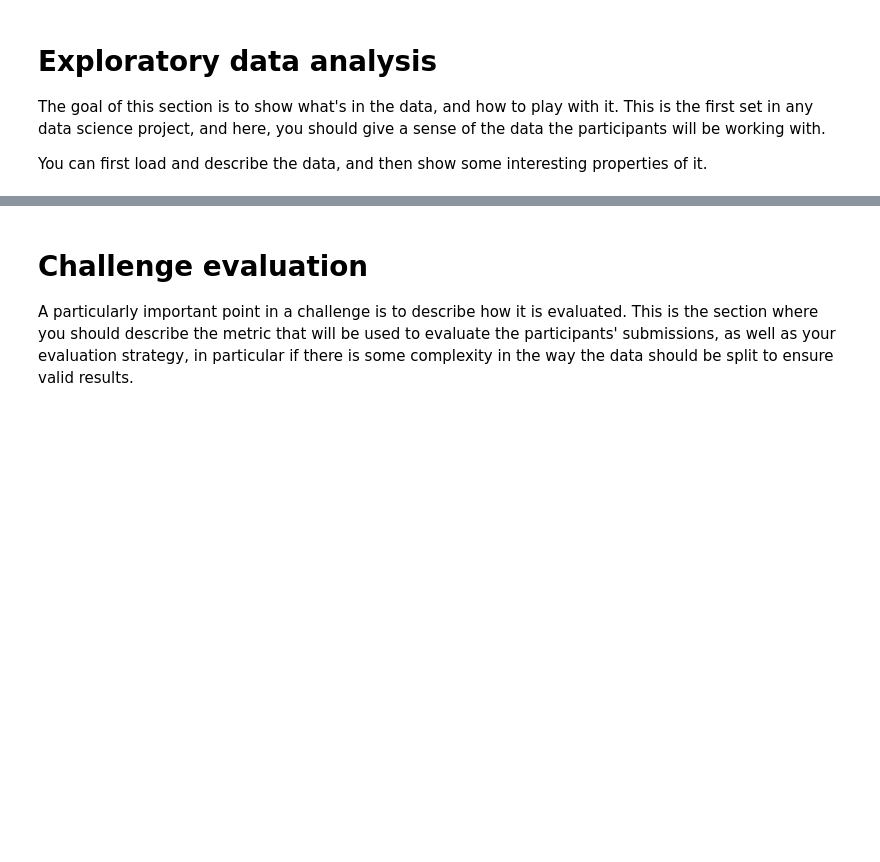
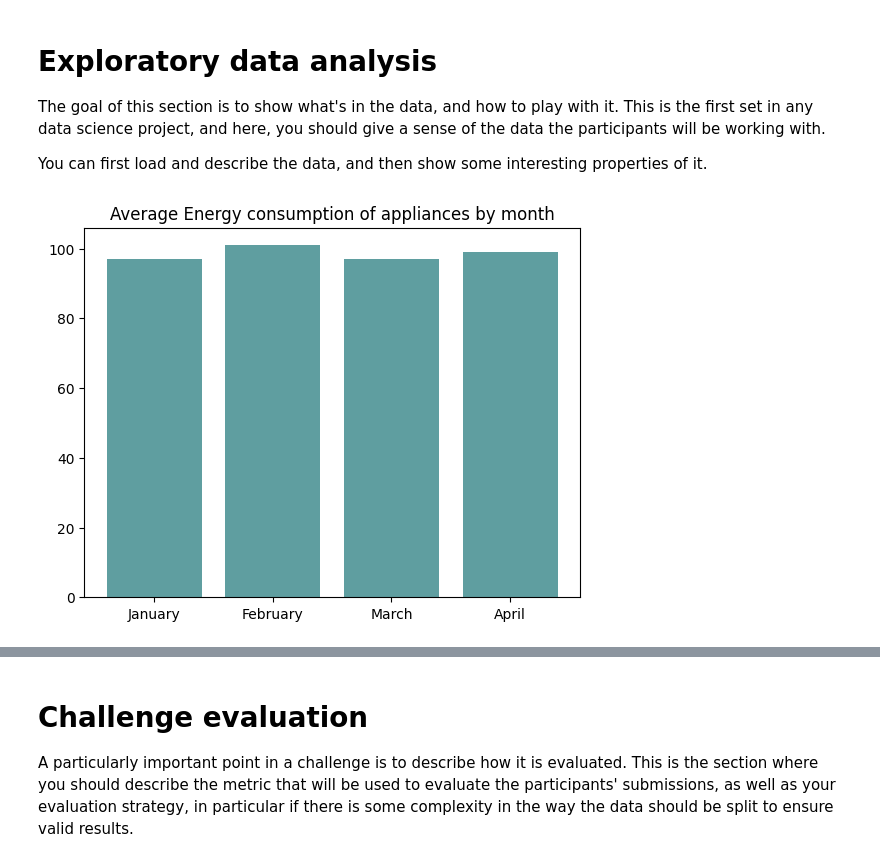
Before and after one commit to N22Toumi/Data_Challenge_M2DS_2025, a Jupyter notebook: template_starting_kit.ipynb, the cells around one changed output, grey strips where cells are left out. Cells and saved outputs as stored; diff of their text form; code cells hidden in the pictures; blank space fills up the shorter version.

Commit message:
added graphs

```diff
--- a/template_starting_kit.ipynb
+++ b/template_starting_kit.ipynb
@@ -59,3 +61,14 @@ pd.set_option('display.max_columns', None)
 
 import problem
 X_df, y = problem.get_train_data()
+# %%
+df = pd.concat([X_df, y], axis=1)
+df.index = pd.to_datetime(df.index)
+# %%
+n_months = df.index.month.nunique()
+plt.title('Average Energy consumption of appliances by month')
+plt.bar(range(n_months), df['Appliances'].groupby(df.index.month).mean(), color='cadetblue')
+plt.xticks(range(n_months), [calendar.month_name[i+1] for i in range(n_months)])
+plt.show()
+# %% [output]
+[figure, added]
```
Also changed, not shown: parts of 3 cells of this notebook.
